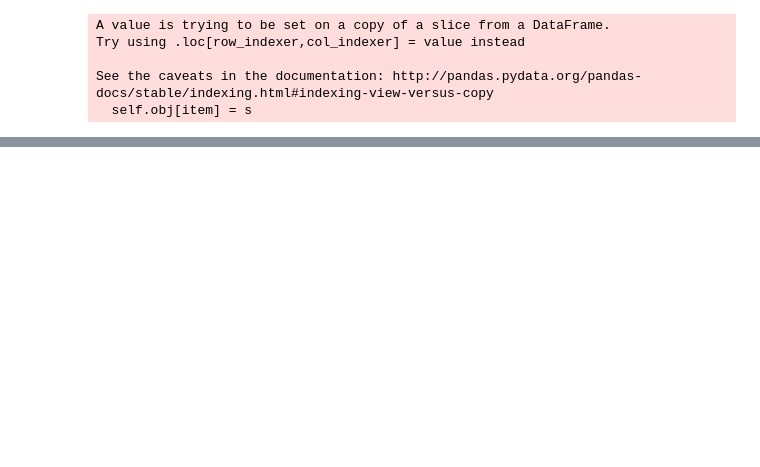
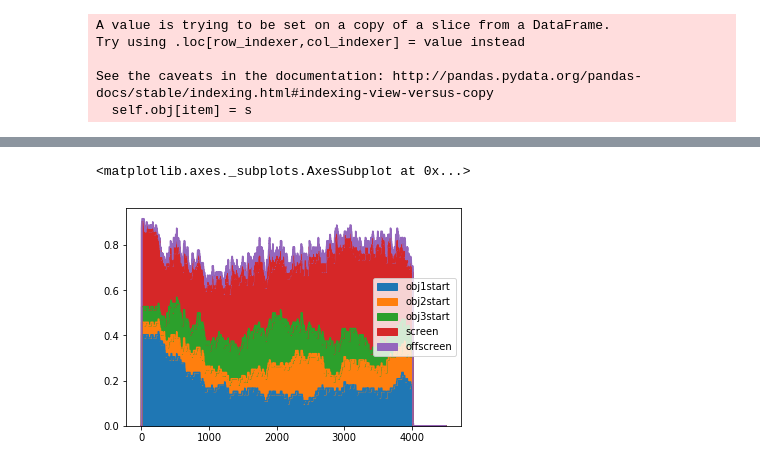
Before and after one commit to donnajobridge/data_visualizations, a Jupyter notebook: domcue/domcue_read_eye_data.ipynb, the cells around one changed output, grey strips where cells are left out. Cells and saved outputs as stored; diff of their text form; code cells hidden in the pictures; blank space fills up the shorter version.

```diff
--- a/domcue/domcue_read_eye_data.ipynb
+++ b/domcue/domcue_read_eye_data.ipynb
@@ -22,12 +22,10 @@ subids = get_subids(behavestring)
 # %%
-
-
 def set_behavior_path(sub, behavestring):
     extra='study'
     behaveobj=[behavestring+sub+extra]
-    behavepath=Path(behaveobj[0])
-    behavepath.exists()
-    return behavepath
+    behavefilepath=Path(behaveobj[0])
+    behavefilepath.exists()
+    return behavefilepath
 
 def read_behave_file(filepath):
     """read in behavearray, turn into DataFrame and delete extra columns"""
@@ -41,5 +39,6 @@ def read_behave_file(filepath):
     return behavearray
 
 
-behavepath = set_behavior_path(sub, behavestring)
-behavearray = read_behave_file(behavepath)
+behavefilepath = set_behavior_path(sub, behavestring)
+behavearray = read_behave_file(behavefilepath)
+behavearray
@@ -409,0 +512,5 @@ subcleandf.to_csv(fname)
+# %%
+actrestudyprops[objlist].plot.area()
+# %% [output]
+<matplotlib.axes._subplots.AxesSubplot at 0x...>
+[figure, added]
```
Also changed, not shown: parts of 17 cells of this notebook, 43 other files.
